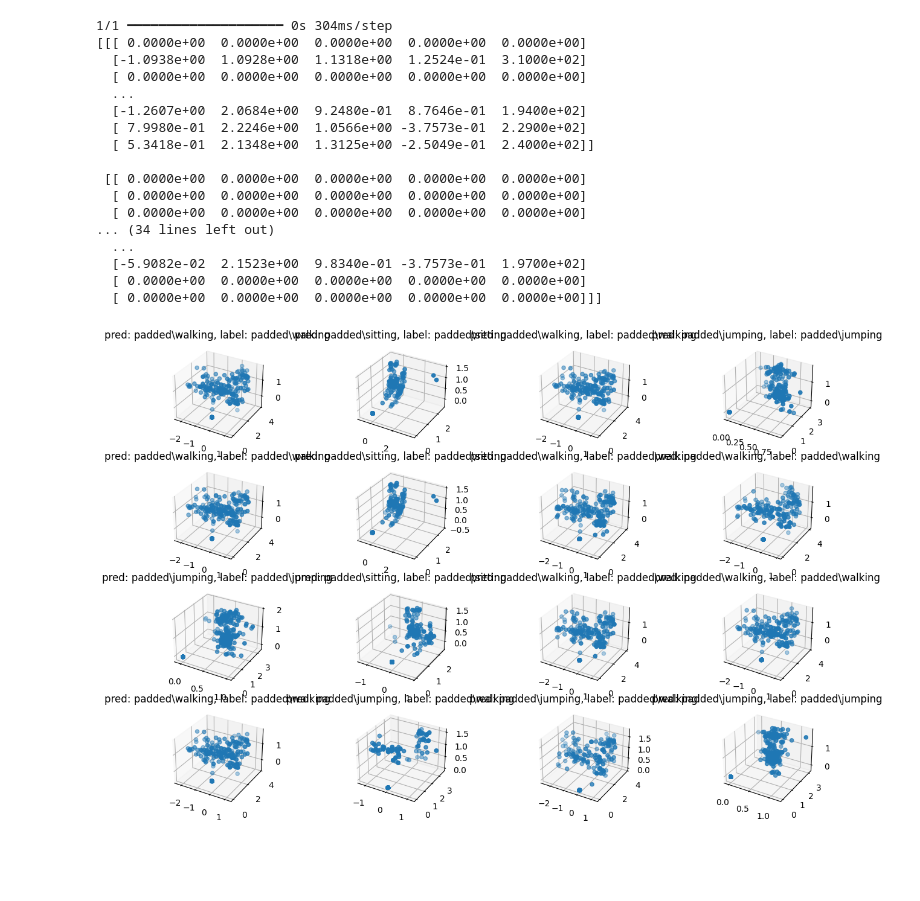
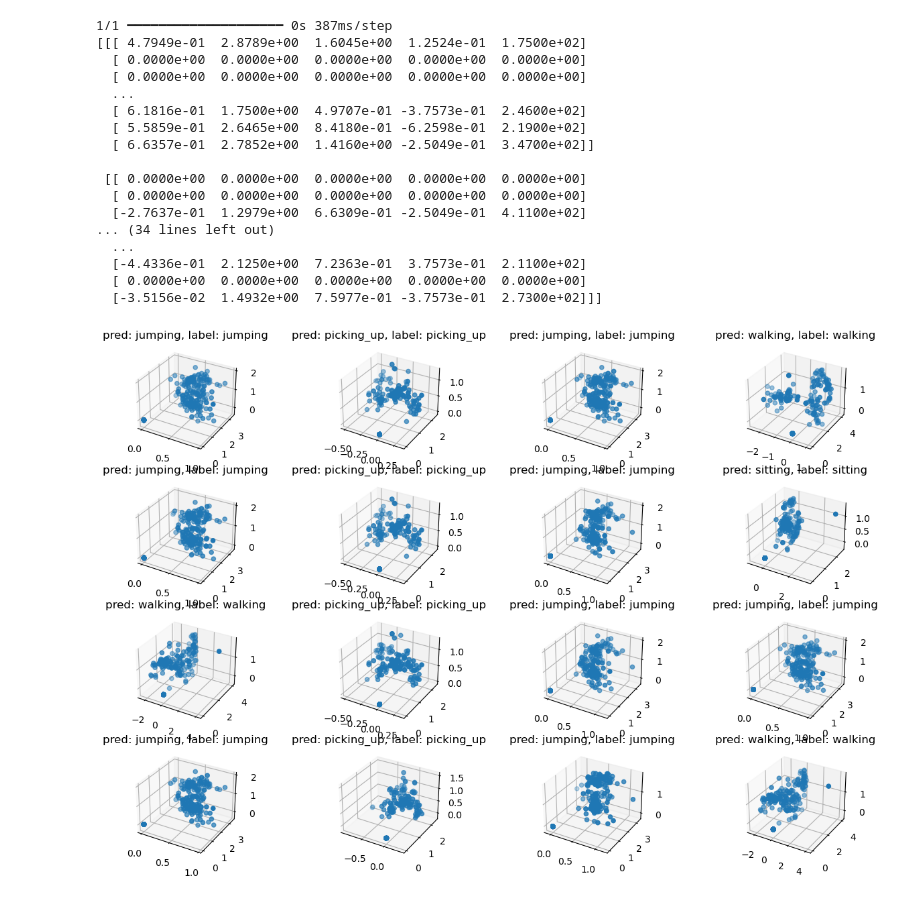
Before and after one commit to kzho904/P4P-mmWave, a Jupyter notebook: MMWave_Radar_Human_Tracking_and_Fall_detection/pointnet_lstm.ipynb, the cells around one changed output. Saved outputs shown, nothing was run; the diff lists cells and outputs as text; code cells hidden in the pictures; blank space fills up the shorter version.

```diff
--- a/MMWave_Radar_Human_Tracking_and_Fall_detection/pointnet_lstm.ipynb
+++ b/MMWave_Radar_Human_Tracking_and_Fall_detection/pointnet_lstm.ipynb
@@ -131,12 +130,13 @@ keras.utils.set_random_seed(seed=42)
 # %%
 train_size = 0.8
 seed = 42
+BATCH_SIZE = 32
 dataset = tf_data.Dataset.from_tensor_slices((train_points, train_labels))
 test_dataset = tf_data.Dataset.from_tensor_slices((test_points, test_labels))
 train_dataset_size = int(len(dataset) * train_size)
 
 dataset = dataset.shuffle(len(train_points), seed=seed).map(PointNET.augment)
-test_dataset = test_dataset.shuffle(len(test_points), seed=seed).batch(BATCH_SIZE)
+test_dataset = test_dataset.shuffle(len(test_points), seed=seed).batch(1)
 
 train_dataset = dataset.take(train_dataset_size).batch(BATCH_SIZE)
 validation_dataset = dataset.skip(train_dataset_size).batch(BATCH_SIZE)
@@ -193,0 +191,4 @@ num_features = 5  # Features per point (R, v, x, y, SNR, in, if)
+# %%
+
+model = create_pointnet_model(input_shape, num_features, NUM_CLASSES=4)
+model.summary()
@@ -195,7 +218,7 @@ num_features = 5  # Features per point (R, v, x, y, SNR, in, if)
 from tensorflow.keras.callbacks import ModelCheckpoint
 import os
 # %%
-INIT_TIMESTAMP = "19_09_2024_pointlstm_4_class_padded_bg_rm"
+INIT_TIMESTAMP = "testing"
 checkpoint_dir = os.path.join('model/checkpoints/', INIT_TIMESTAMP)
 os.makedirs(checkpoint_dir, exist_ok=True)
 # %%
@@ -214,8 +237,6 @@ checkpoint_callback = ModelCheckpoint(
     verbose=1  # Print a message when saving
 )
 # %%
-
-
 model.compile(
     loss="sparse_categorical_crossentropy",
     optimizer=keras.optimizers.Adam(learning_rate=0.001),
@@ -224,8 +245,8 @@ model.compile(
 
 model.fit(
     train_dataset,
-    epochs=30,
+    epochs=100,
     validation_data=validation_dataset,
-    callbacks=[checkpoint_callback, early_stopping_callback]
+    callbacks= [checkpoint_callback, early_stopping_callback]
 )
 # %% [output]
@@ -253,50 +271,54 @@ Epoch 5: val_loss did not improve from 3.92772
 # %%
 from matplotlib import pyplot as plt
 # %%
-data = test_dataset.take(1)
+data = test_dataset.take(16)
 
 points, labels = list(data)[0]
 points = points[:20, ...]
 labels = labels[:20, ...]
 
 # run test data through model
 preds = model.predict(points)
 preds = ops.argmax(preds, -1)
 
 points = points.numpy()
+preds = preds.numpy()
+labels = labels.numpy()
 print(points)
 
 # plot points with predicted class and label
 fig = plt.figure(figsize=(15, 10))
+num_points_to_plot = min(len(points), 16)
+
 for i in range(16):
     ax = fig.add_subplot(4, 4, i + 1, projection="3d")
     ax.scatter(points[i, :, 0], points[i, :, 1], points[i, :, 2])
     ax.set_title(
         "pred: {:}, label: {:}".format(
-            CLASS_MAP[preds[i].numpy()], CLASS_MAP[labels.numpy()[i]]
+            CLASS_MAP[preds[i]], CLASS_MAP[labels[i]]
         )
     )
     ax.set_axis_on()
 plt.show()
 # %% [output]
-1/1 ━━━━━━━━━━━━━━━━━━━━ 0s 304ms/step
-[[[ 0.0000e+00  0.0000e+00  0.0000e+00  0.0000e+00  0.0000e+00]
-  [-1.0938e+00  1.0928e+00  1.1318e+00  1.2524e-01  3.1000e+02]
+1/1 ━━━━━━━━━━━━━━━━━━━━ 0s 387ms/step
+[[[ 4.7949e-01  2.8789e+00  1.6045e+00  1.2524e-01  1.7500e+02]
+  [ 0.0000e+00  0.0000e+00  0.0000e+00  0.0000e+00  0.0000e+00]
   [ 0.0000e+00  0.0000e+00  0.0000e+00  0.0000e+00  0.0000e+00]
   ...
-  [-1.2607e+00  2.0684e+00  9.2480e-01  8.7646e-01  1.9400e+02]
-  [ 7.9980e-01  2.2246e+00  1.0566e+00 -3.7573e-01  2.2900e+02]
-  [ 5.3418e-01  2.1348e+00  1.3125e+00 -2.5049e-01  2.4000e+02]]
+  [ 6.1816e-01  1.7500e+00  4.9707e-01 -3.7573e-01  2.4600e+02]
+  [ 5.5859e-01  2.6465e+00  8.4180e-01 -6.2598e-01  2.1900e+02]
+  [ 6.6357e-01  2.7852e+00  1.4160e+00 -2.5049e-01  3.4700e+02]]
 
  [[ 0.0000e+00  0.0000e+00  0.0000e+00  0.0000e+00  0.0000e+00]
   [ 0.0000e+00  0.0000e+00  0.0000e+00  0.0000e+00  0.0000e+00]
-  [ 0.0000e+00  0.0000e+00  0.0000e+00  0.0000e+00  0.0000e+00]
+  [-2.7637e-01  1.2979e+00  6.6309e-01 -2.5049e-01  4.1100e+02]
 ... (34 lines left out)
   ...
-  [-5.9082e-02  2.1523e+00  9.8340e-01 -3.7573e-01  1.9700e+02]
+  [-4.4336e-01  2.1250e+00  7.2363e-01  3.7573e-01  2.1100e+02]
   [ 0.0000e+00  0.0000e+00  0.0000e+00  0.0000e+00  0.0000e+00]
-  [ 0.0000e+00  0.0000e+00  0.0000e+00  0.0000e+00  0.0000e+00]]]
+  [-3.5156e-02  1.4932e+00  7.5977e-01 -3.7573e-01  2.7300e+02]]]
-[figure, old version]
+[figure, new version]
 # %%
 predictions = []
 
```
Also changed, not shown: parts of 28 cells of this notebook, 11 other files.
